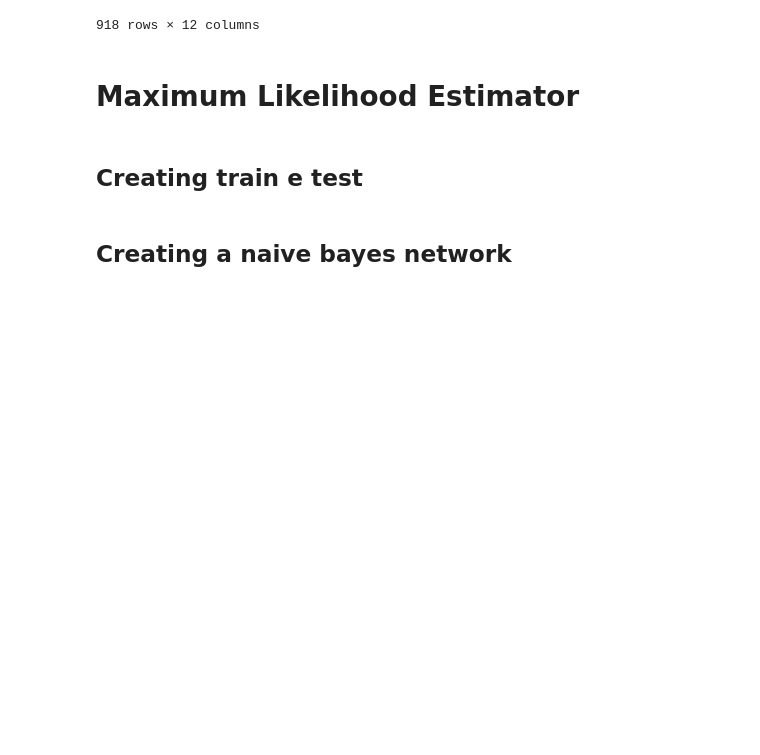
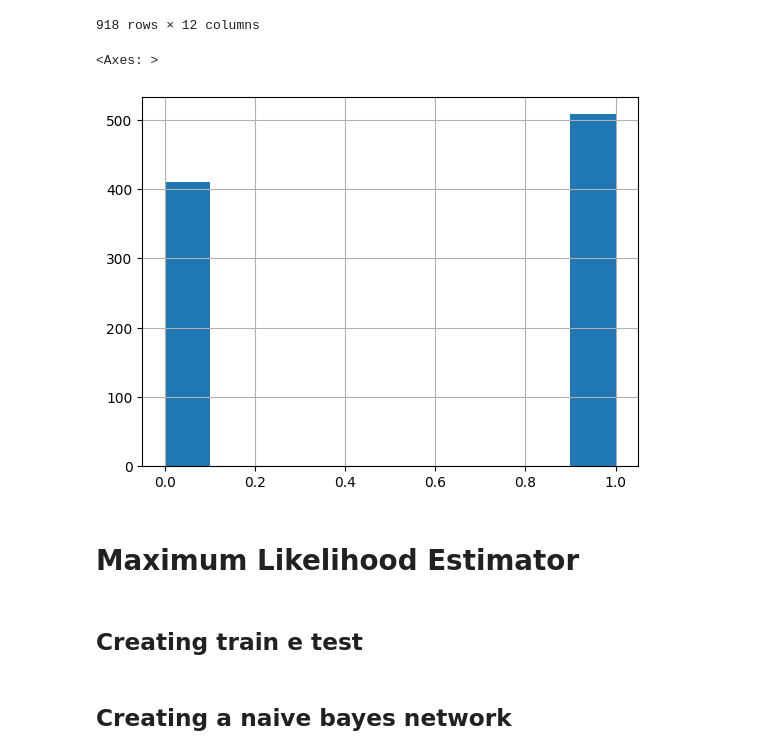
Before and after one commit to MatteoFasulo/BayesianHeartDisease, a Jupyter notebook: MLE_heart.ipynb, the cells around one changed output. Cells and saved outputs as stored; diff of their text form; code cells hidden in the pictures; blank space fills up the shorter version.

Commit message:
Hearth disease

```diff
--- a/MLE_heart.ipynb
+++ b/MLE_heart.ipynb
@@ -54,6 +57,11 @@ df
 | 916 | almost old | F | ATA | medium | medium | 0 | LVH | high | ... |
 | 917 | Young adults | M | NAP | medium | low | 0 | Normal | high | ... |
 918 rows × 12 columns
+# %%
+df["HeartDisease"].hist()
+# %% [output]
+<Axes: >
+[figure, added]
 # %% [markdown]
 # Maximum Likelihood Estimator
 # %%
```
Also changed, not shown: parts of 32 cells of this notebook.
